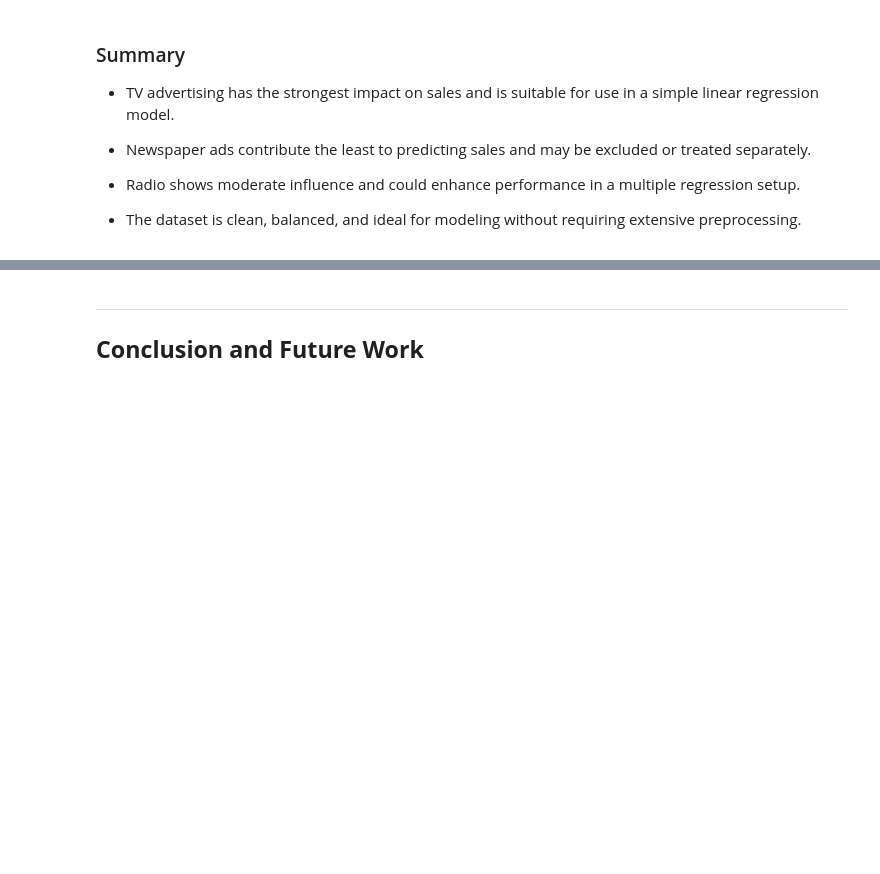
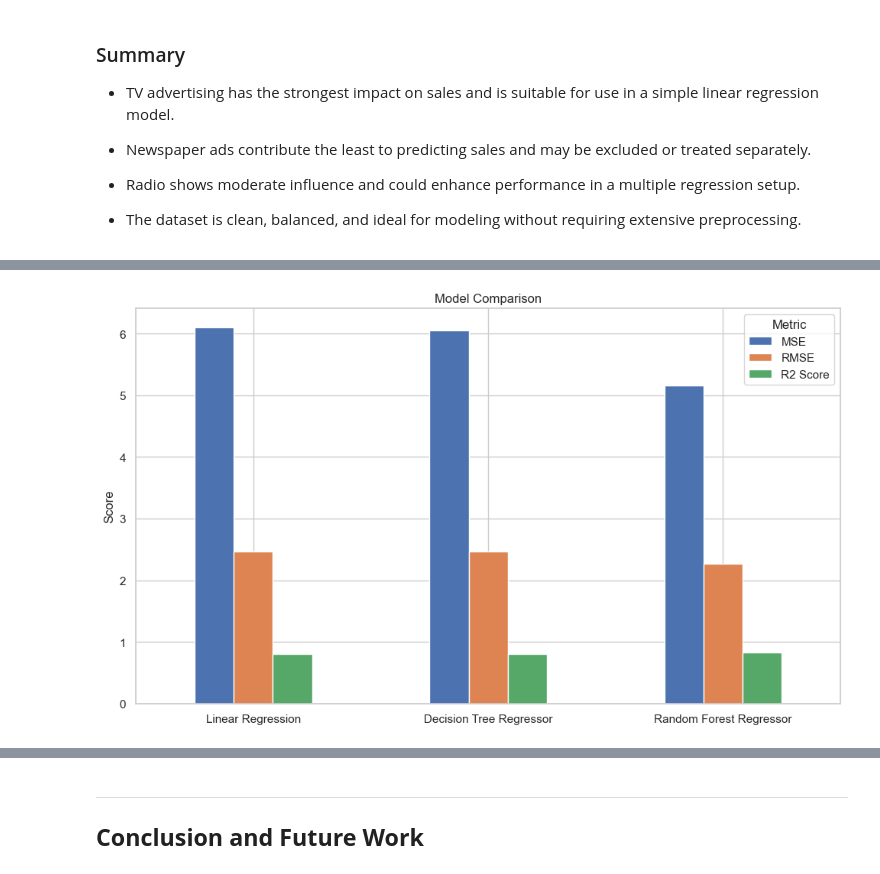
Before and after one commit to NoziphoNdebele/2025_Data_Science_Projects, a Jupyter notebook: SALES_PREDICTION_USING_PYTHON/SALES_PREDICTION_USING_PYTHON.ipynb, the cells around one changed output, grey strips where cells are left out. Saved outputs shown, nothing was run; the diff lists cells and outputs as text; code cells hidden in the pictures; blank space fills up the shorter version.

Commit message:
trained and evaluated models

```diff
--- a/SALES_PREDICTION_USING_PYTHON/SALES_PREDICTION_USING_PYTHON.ipynb
+++ b/SALES_PREDICTION_USING_PYTHON/SALES_PREDICTION_USING_PYTHON.ipynb
@@ -458,0 +581,33 @@ for col in ['TV', 'Radio', 'Newspaper', 'Sales']:
+# %%
+import pandas as pd
+import matplotlib.pyplot as plt
+
+# Create the results DataFrame
+results = pd.DataFrame({
+    'Linear Regression': {
+        'MSE': 6.1011,
+        'RMSE': 2.4700,
+        'R2 Score': 0.8026
+    },
+    'Decision Tree Regressor': {
+        'MSE': 6.0561,
+        'RMSE': 2.4609,
+        'R2 Score': 0.8040
+    },
+    'Random Forest Regressor': {
+        'MSE': 5.1557,
+        'RMSE': 2.2706,
+        'R2 Score': 0.8332
+    }
+})
+
+# Transpose and plot
+results.T.plot(kind='bar', figsize=(10,6))
+plt.title('Model Comparison')
+plt.ylabel('Score')
+plt.xticks(rotation=0)
+plt.legend(title='Metric')
+plt.tight_layout()
+plt.show()
+# %% [output]
+[figure, added]
```
Also changed, not shown: parts of 6 cells of this notebook.
